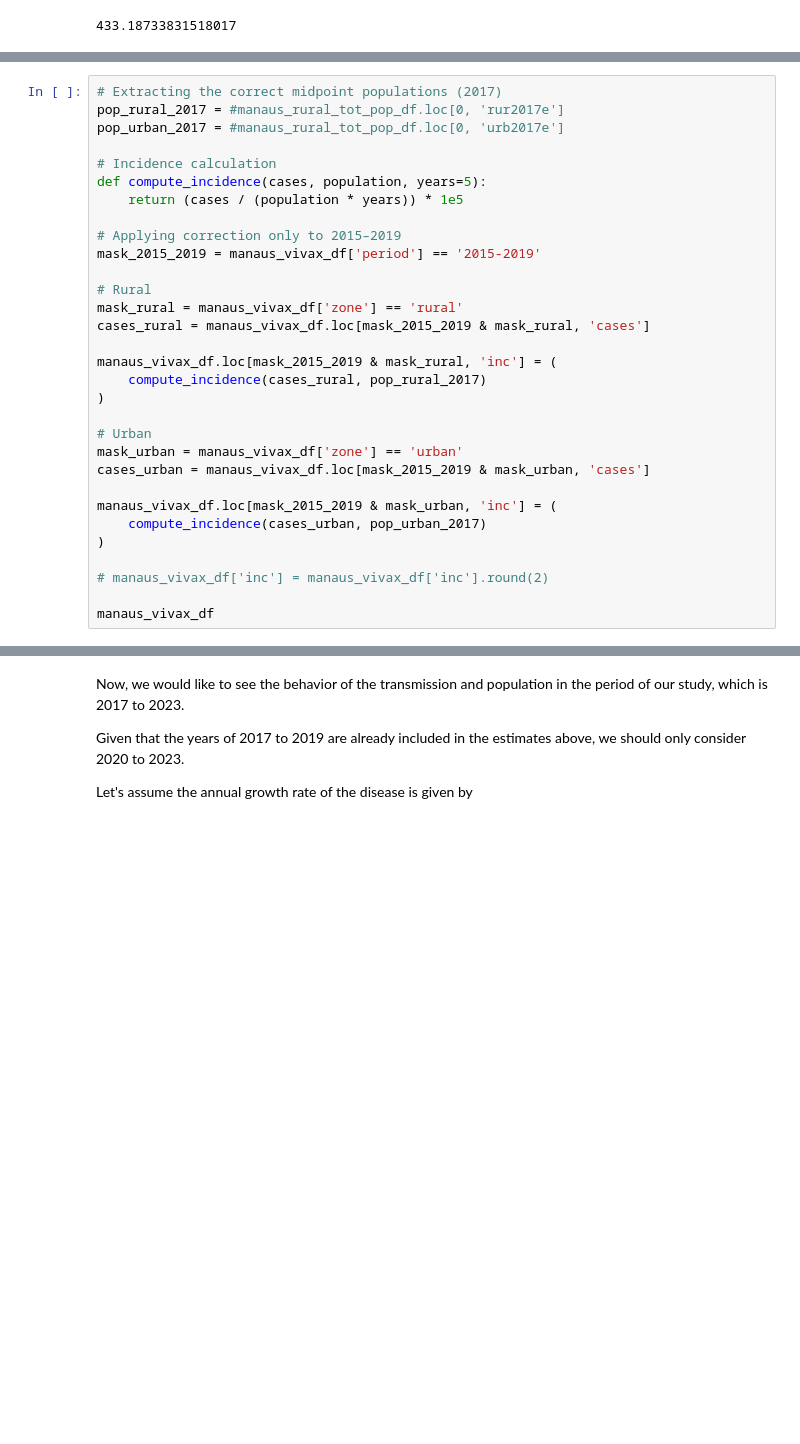
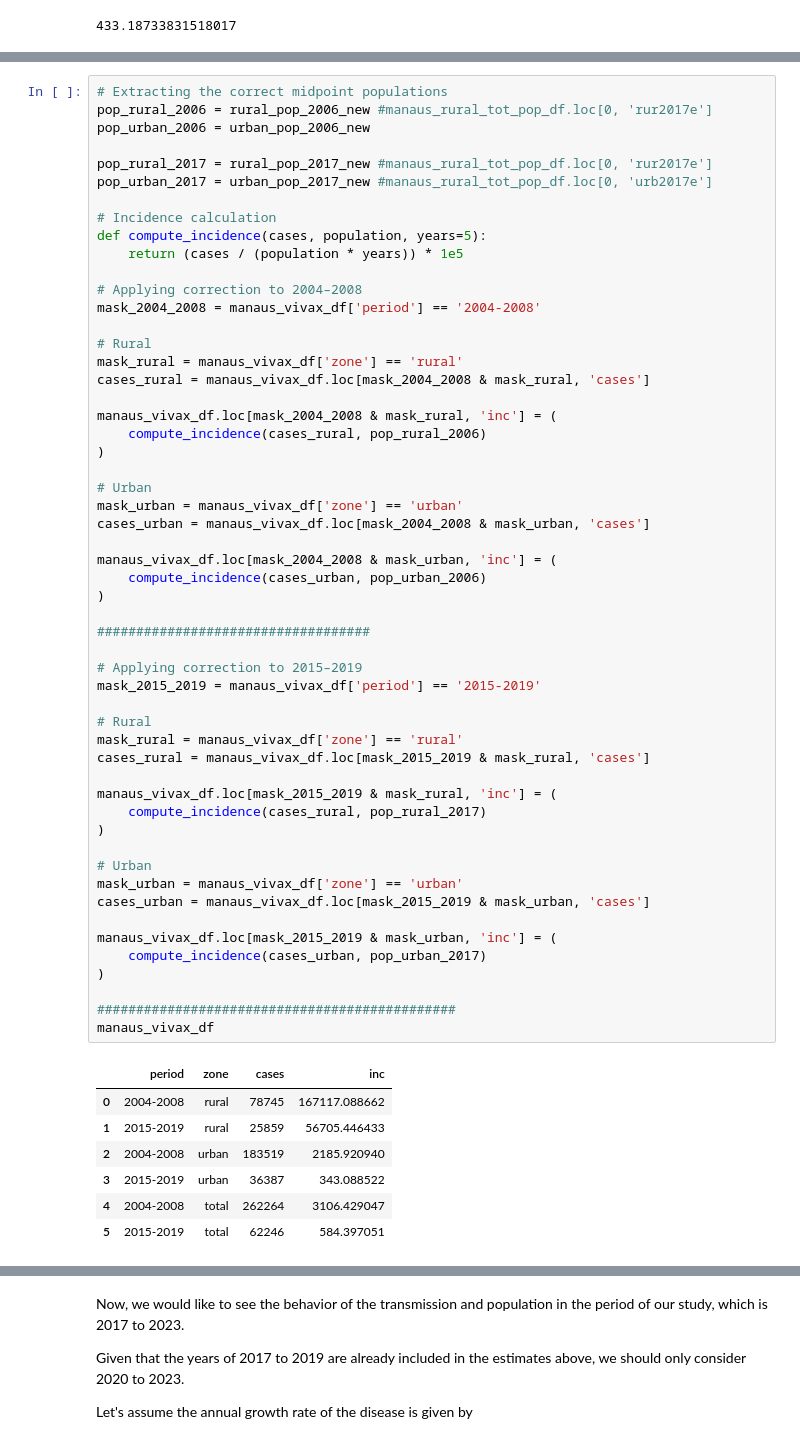
Before and after one commit to RaphaLevy/Study_on_malaria_dynamics_v2, a Jupyter notebook: data_files/notebooks/Manaus_Population_Correction.ipynb, the cells around one changed output, grey strips where cells are left out. Saved outputs shown, nothing was run; the diff lists cells and outputs as text; blank space fills up the shorter version.

Commit message:
Find approximated estimations for populations

```diff
--- a/data_files/notebooks/Manaus_Population_Correction.ipynb
+++ b/data_files/notebooks/Manaus_Population_Correction.ipynb
@@ -233,34 +268,65 @@ test_broken_urban_inc_2015_2019
 # %%
-# Extracting the correct midpoint populations (2017)
-pop_rural_2017 = #manaus_rural_tot_pop_df.loc[0, 'rur2017e']
-pop_urban_2017 = #manaus_rural_tot_pop_df.loc[0, 'urb2017e']
+# Extracting the correct midpoint populations
+pop_rural_2006 = rural_pop_2006_new #manaus_rural_tot_pop_df.loc[0, 'rur2017e']
+pop_urban_2006 = urban_pop_2006_new
+
+pop_rural_2017 = rural_pop_2017_new #manaus_rural_tot_pop_df.loc[0, 'rur2017e']
+pop_urban_2017 = urban_pop_2017_new #manaus_rural_tot_pop_df.loc[0, 'urb2017e']
 
 # Incidence calculation
 def compute_incidence(cases, population, years=5):
     return (cases / (population * years)) * 1e5
 
-# Applying correction only to 2015–2019
+# Applying correction to 2004–2008
+mask_2004_2008 = manaus_vivax_df['period'] == '2004-2008'
+
+# Rural
+mask_rural = manaus_vivax_df['zone'] == 'rural'
+cases_rural = manaus_vivax_df.loc[mask_2004_2008 & mask_rural, 'cases']
+
+manaus_vivax_df.loc[mask_2004_2008 & mask_rural, 'inc'] = (
+    compute_incidence(cases_rural, pop_rural_2006)
+)
+
+# Urban
+mask_urban = manaus_vivax_df['zone'] == 'urban'
+cases_urban = manaus_vivax_df.loc[mask_2004_2008 & mask_urban, 'cases']
+
+manaus_vivax_df.loc[mask_2004_2008 & mask_urban, 'inc'] = (
+    compute_incidence(cases_urban, pop_urban_2006)
+)
+
+###################################
+
+# Applying correction to 2015–2019
 mask_2015_2019 = manaus_vivax_df['period'] == '2015-2019'
 
 # Rural
 mask_rural = manaus_vivax_df['zone'] == 'rural'
 cases_rural = manaus_vivax_df.loc[mask_2015_2019 & mask_rural, 'cases']
 
 manaus_vivax_df.loc[mask_2015_2019 & mask_rural, 'inc'] = (
     compute_incidence(cases_rural, pop_rural_2017)
 )
 
 # Urban
 mask_urban = manaus_vivax_df['zone'] == 'urban'
 cases_urban = manaus_vivax_df.loc[mask_2015_2019 & mask_urban, 'cases']
 
 manaus_vivax_df.loc[mask_2015_2019 & mask_urban, 'inc'] = (
     compute_incidence(cases_urban, pop_urban_2017)
 )
 
-# manaus_vivax_df['inc'] = manaus_vivax_df['inc'].round(2)
-
+##############################################
 manaus_vivax_df
+# %% [output]
+|  | period | zone | cases | inc |
+| 0 | 2004-2008 | rural | 78745 | 167117.088662 |
+| 1 | 2015-2019 | rural | 25859 | 56705.446433 |
+| 2 | 2004-2008 | urban | 183519 | 2185.920940 |
+| 3 | 2015-2019 | urban | 36387 | 343.088522 |
+| 4 | 2004-2008 | total | 262264 | 3106.429047 |
+| 5 | 2015-2019 | total | 62246 | 584.397051 |
 # %%
 # Calculate exact ratios from TRAJETORIAS data
 print("=== Calculated from TRAJETORIAS Dataset ===\n")
```
Also changed, not shown: parts of 29 cells of this notebook.
